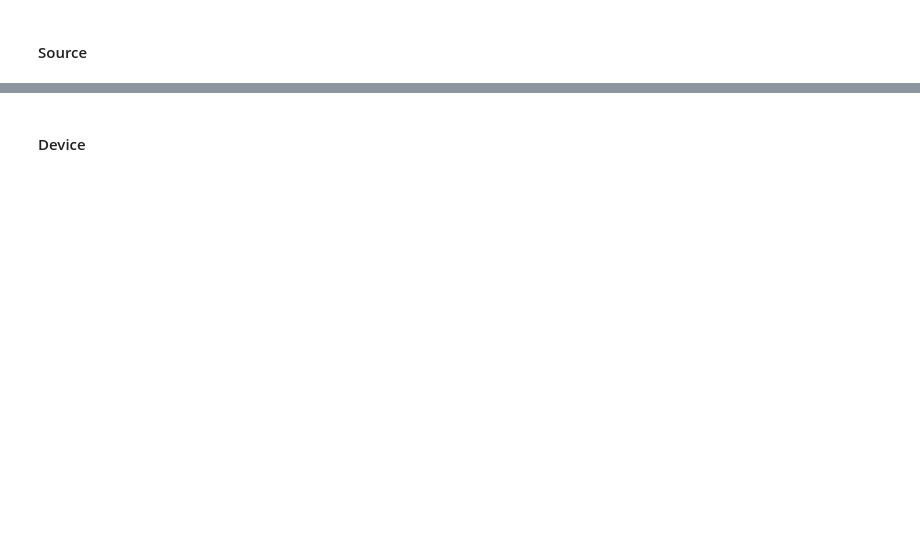
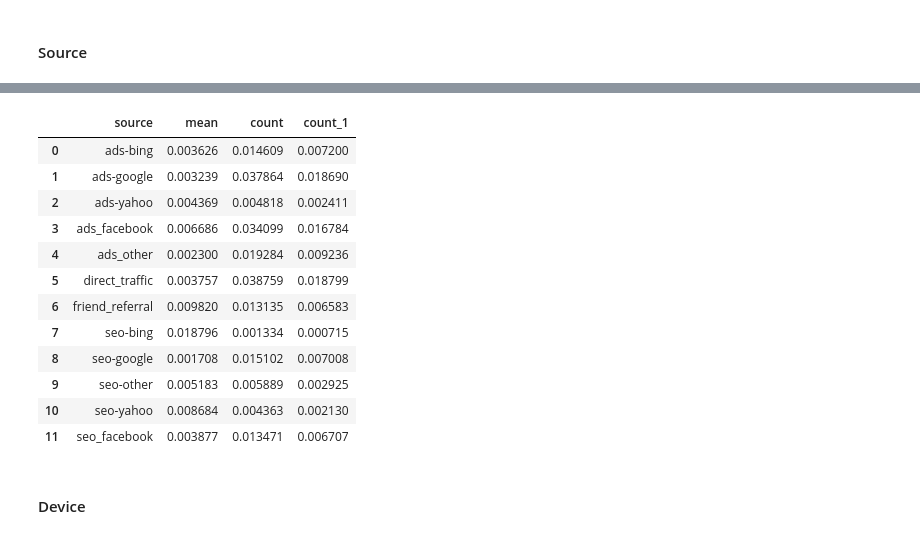
Before and after one commit to crazywiden/Leetcode_daily_submit, a Jupyter notebook: 20e/Pricing Challenge.ipynb, the cells around one changed output, grey strips where cells are left out. Saved outputs shown, nothing was run; the diff lists cells and outputs as text; code cells hidden in the pictures; blank space fills up the shorter version.

```diff
--- a/20e/Pricing Challenge.ipynb
+++ b/20e/Pricing Challenge.ipynb
@@ -191,3 +193,19 @@ mc_plot2(source_mc_0,groupvar = 'source')
+# %%
+source_mc_0
+# %% [output]
+|  | source | mean | count | count_1 |
+| 0 | ads-bing | 0.003626 | 0.014609 | 0.007200 |
+| 1 | ads-google | 0.003239 | 0.037864 | 0.018690 |
+| 2 | ads-yahoo | 0.004369 | 0.004818 | 0.002411 |
+| 3 | ads_facebook | 0.006686 | 0.034099 | 0.016784 |
+| 4 | ads_other | 0.002300 | 0.019284 | 0.009236 |
+| 5 | direct_traffic | 0.003757 | 0.038759 | 0.018799 |
+| 6 | friend_referral | 0.009820 | 0.013135 | 0.006583 |
+| 7 | seo-bing | 0.018796 | 0.001334 | 0.000715 |
+| 8 | seo-google | 0.001708 | 0.015102 | 0.007008 |
+| 9 | seo-other | 0.005183 | 0.005889 | 0.002925 |
+| 10 | seo-yahoo | 0.008684 | 0.004363 | 0.002130 |
+| 11 | seo_facebook | 0.003877 | 0.013471 | 0.006707 |
 # %% [markdown]
 #### Device
 # %%
```
Also changed, not shown: parts of 19 cells of this notebook.
